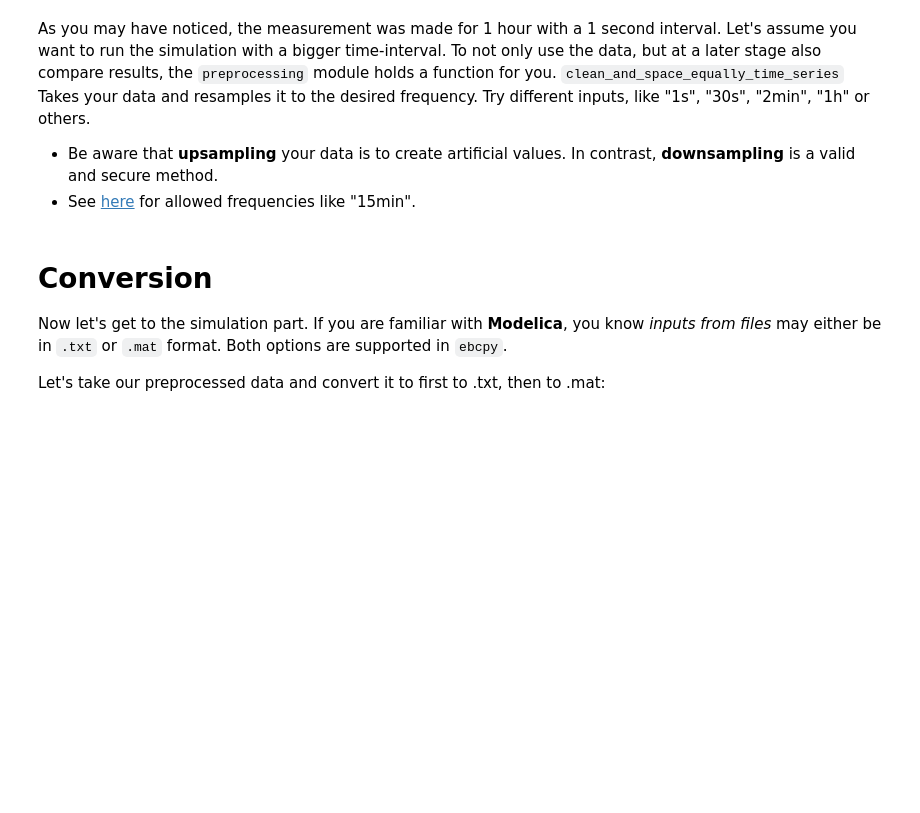
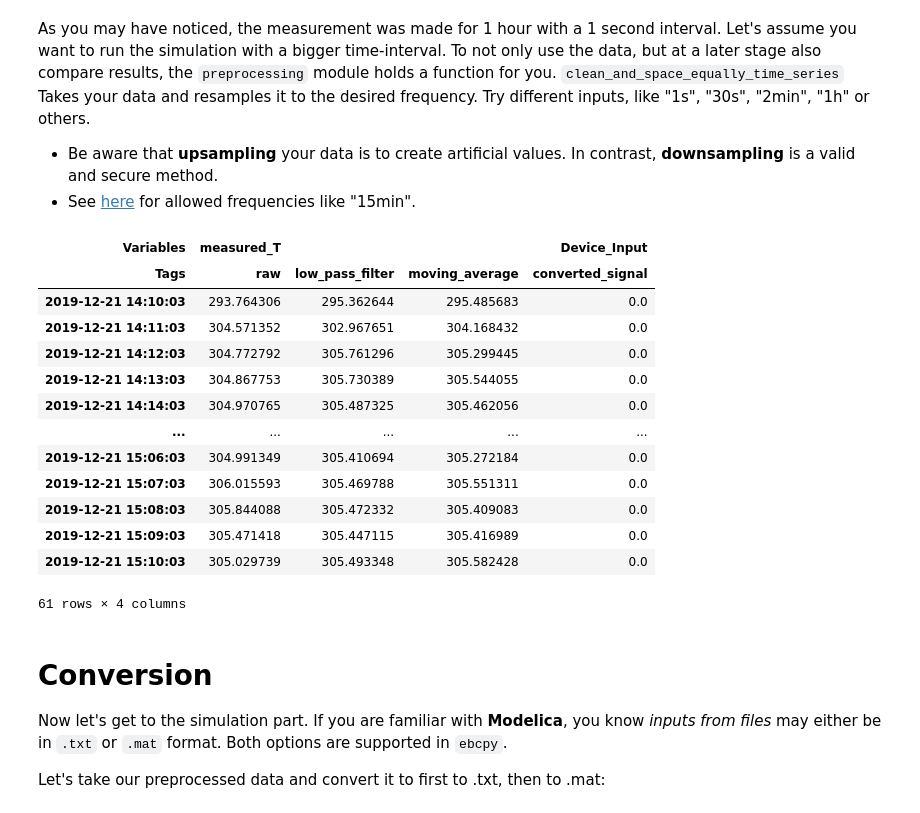
Before and after one commit to RWTH-EBC/ebcpy, a Jupyter notebook: ebcpy/examples/tutorial.ipynb, the cells around one changed output. Cells and saved outputs as stored; diff of their text form; code cells hidden in the pictures; blank space fills up the shorter version.

```diff
--- a/ebcpy/examples/tutorial.ipynb
+++ b/ebcpy/examples/tutorial.ipynb
@@ -116,3 +164,21 @@ preprocessing.clean_and_space_equally_time_series(tsd, desired_freq="1min")
+# %%
+tsd.clean_and_space_equally(desired_freq="1min")
+tsd
+# %% [output]
+| Variables | measured_T |  |  | Device_Input |
+| Tags | raw | low_pass_filter | moving_average | converted_signal |
+| 2019-12-21 14:10:03 | 293.764306 | 295.362644 | 295.485683 | 0.0 |
+| 2019-12-21 14:11:03 | 304.571352 | 302.967651 | 304.168432 | 0.0 |
+| 2019-12-21 14:12:03 | 304.772792 | 305.761296 | 305.299445 | 0.0 |
+| 2019-12-21 14:13:03 | 304.867753 | 305.730389 | 305.544055 | 0.0 |
+| 2019-12-21 14:14:03 | 304.970765 | 305.487325 | 305.462056 | 0.0 |
+| ... | ... | ... | ... | ... |
+| 2019-12-21 15:06:03 | 304.991349 | 305.410694 | 305.272184 | 0.0 |
+| 2019-12-21 15:07:03 | 306.015593 | 305.469788 | 305.551311 | 0.0 |
+| 2019-12-21 15:08:03 | 305.844088 | 305.472332 | 305.409083 | 0.0 |
+| 2019-12-21 15:09:03 | 305.471418 | 305.447115 | 305.416989 | 0.0 |
+| 2019-12-21 15:10:03 | 305.029739 | 305.493348 | 305.582428 | 0.0 |
+61 rows × 4 columns
 # %% [markdown]
 # Conversion
 
```
Also changed, not shown: parts of 16 cells of this notebook, 1 other file.
